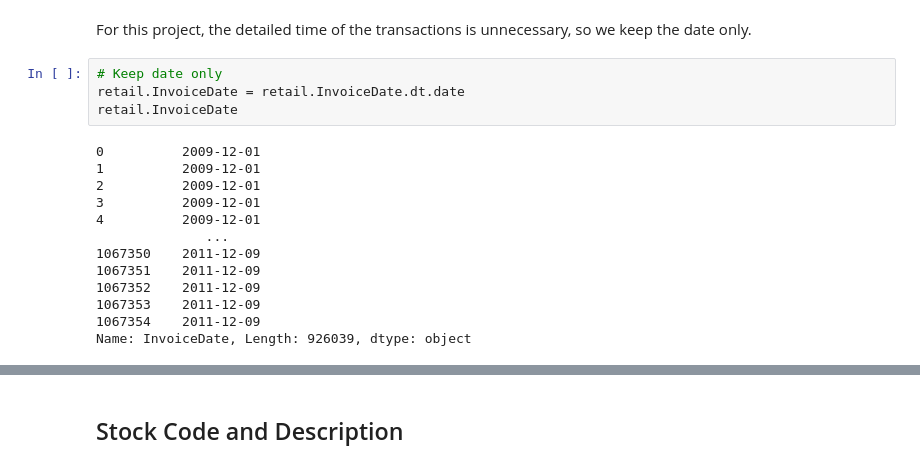
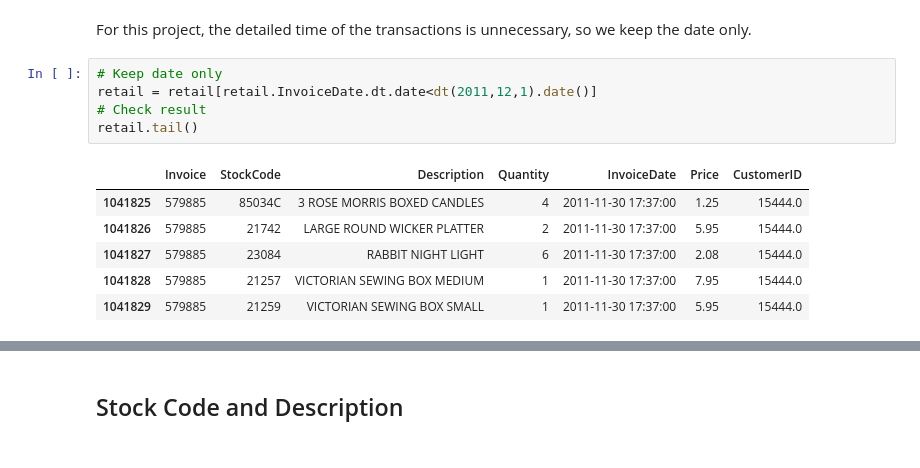
Before and after one commit to lasayin/Online-Retail-Business-Analysis-and-Customer-Segmentation, a Jupyter notebook: Online_Retail_Data_Wrangling.ipynb, the cells around one changed output, grey strips where cells are left out. Saved outputs shown, nothing was run; the diff lists cells and outputs as text.

```diff
--- a/Online_Retail_Data_Wrangling.ipynb
+++ b/Online_Retail_Data_Wrangling.ipynb
@@ -313,18 +313,13 @@ Name: InvoiceDate, Length: 926039, dtype: datetime64[ns]
 For this project, the detailed time of the transactions is unnecessary, so we keep the date only.
 # %%
 # Keep date only
-retail.InvoiceDate = retail.InvoiceDate.dt.date
-retail.InvoiceDate
+retail = retail[retail.InvoiceDate.dt.date<dt(2011,12,1).date()]
+# Check result
+retail.tail()
 # %% [output]
-0          2009-12-01
-1          2009-12-01
-2          2009-12-01
-3          2009-12-01
-4          2009-12-01
-              ...
-1067350    2011-12-09
-1067351    2011-12-09
-1067352    2011-12-09
-1067353    2011-12-09
-1067354    2011-12-09
-Name: InvoiceDate, Length: 926039, dtype: object
+|  | Invoice | StockCode | Description | Quantity | InvoiceDate | Price | CustomerID |
+| 1041825 | 579885 | 85034C | 3 ROSE MORRIS BOXED CANDLES | 4 | 2011-11-30 17:37:00 | 1.25 | 15444.0 |
+| 1041826 | 579885 | 21742 | LARGE ROUND WICKER PLATTER | 2 | 2011-11-30 17:37:00 | 5.95 | 15444.0 |
+| 1041827 | 579885 | 23084 | RABBIT NIGHT LIGHT | 6 | 2011-11-30 17:37:00 | 2.08 | 15444.0 |
+| 1041828 | 579885 | 21257 | VICTORIAN SEWING BOX MEDIUM | 1 | 2011-11-30 17:37:00 | 7.95 | 15444.0 |
+| 1041829 | 579885 | 21259 | VICTORIAN SEWING BOX SMALL | 1 | 2011-11-30 17:37:00 | 5.95 | 15444.0 |
```
Also changed, not shown: parts of 56 cells of this notebook.
